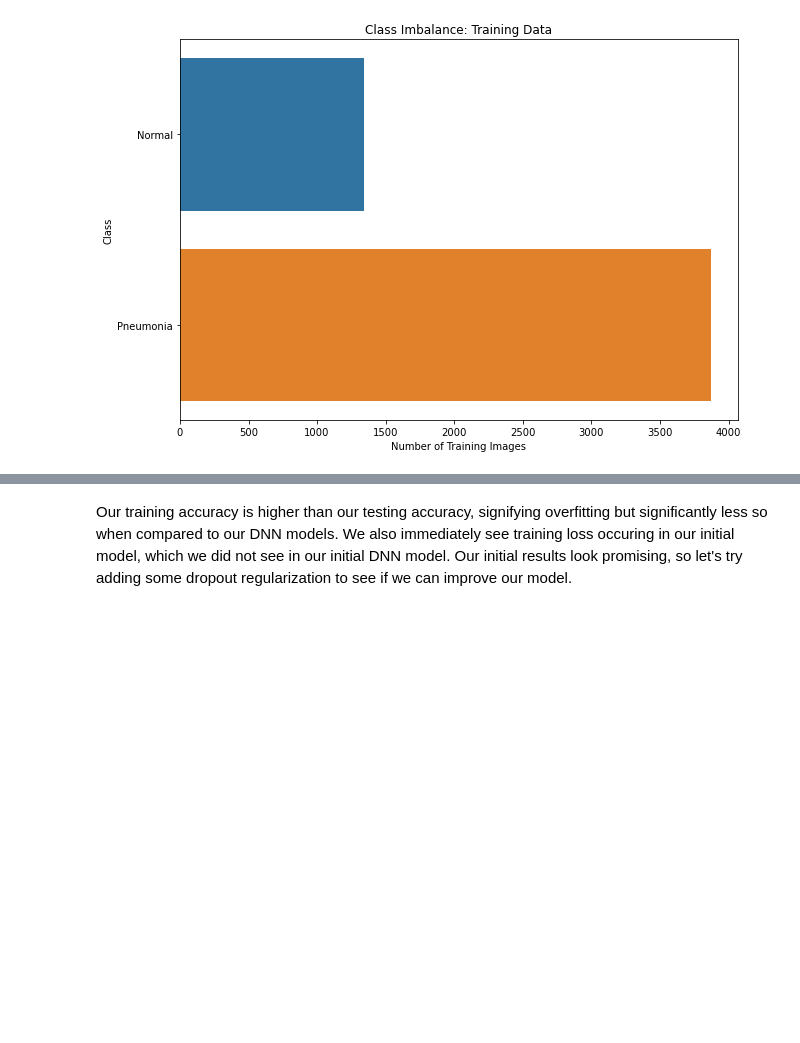
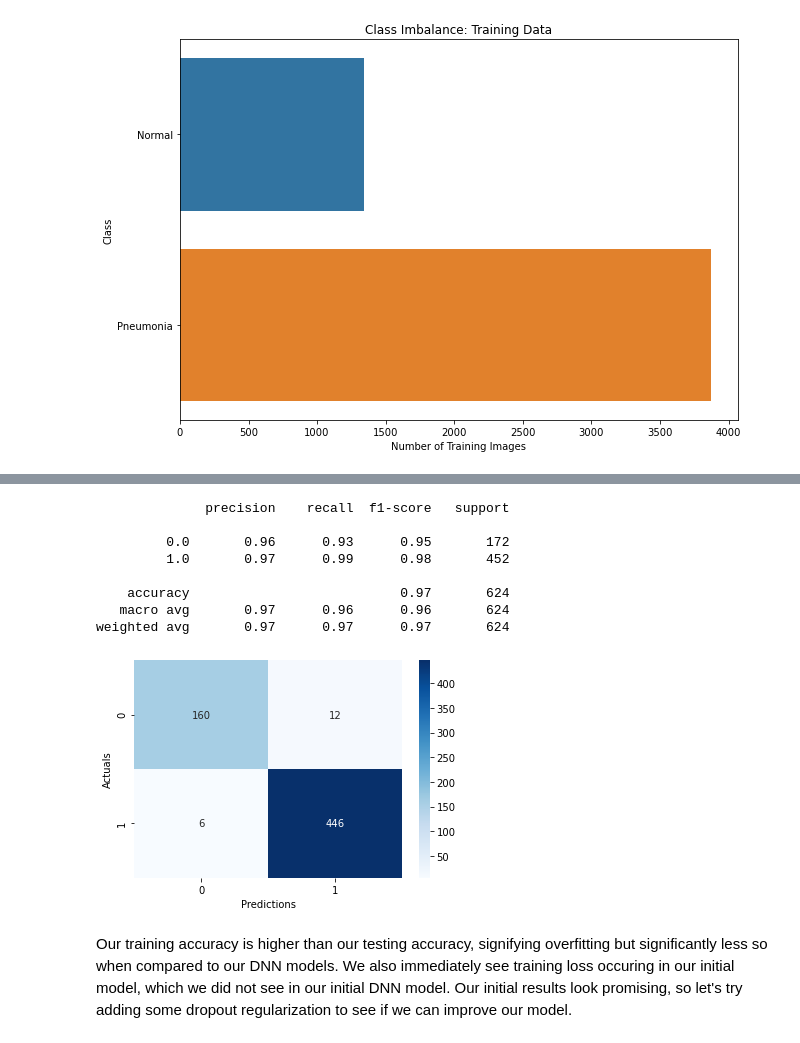
Before and after one commit to aharri123/Image-Classification, a Jupyter notebook: Image-Classification.ipynb, the cells around one changed output, grey strips where cells are left out. Saved outputs shown, nothing was run; the diff lists cells and outputs as text; code cells hidden in the pictures; blank space fills up the shorter version.

```diff
--- a/Image-Classification.ipynb
+++ b/Image-Classification.ipynb
@@ -726,2 +775,31 @@ visualize_training_results(history)
+# %%
+#We want to look at other metrics in addition to accuracy like recall
+#We also want to see our rates of false positives, false negatives, true positives, and true negatives
+#Let's create a function to print out a confusion matrix and a classification report
+
+def evaluation_metrics(results, y_test = y_test):
+    predictions = results.model.predict(X_test)
+    y_pred = (predictions > 0.5)
+
+    confuse_matrix = confusion_matrix(y_test, y_pred)
+    sns.heatmap(confuse_matrix, annot=True, cmap='Blues', fmt='0.5g')
+    plt.xlabel('Predictions');
+    plt.ylabel('Actuals');
+
+    cr = classification_report(y_test, y_pred)
+    print(cr)
+# %%
+#Display our classification report and confusion matrix
+evaluation_metrics(history)
+# %% [output]
+              precision    recall  f1-score   support
+
+         0.0       0.96      0.93      0.95       172
+         1.0       0.97      0.99      0.98       452
+
+    accuracy                           0.97       624
+   macro avg       0.97      0.96      0.96       624
+weighted avg       0.97      0.97      0.97       624
+[figure, added]
 # %% [markdown]
 Our training accuracy is higher than our testing accuracy, signifying overfitting but significantly less so when compared to our DNN models. We also immediately see training loss occuring in our initial model, which we did not see in our initial DNN model.  Our initial results look promising, so let's try adding some dropout regularization to see if we can improve our model.
```
Also changed, not shown: parts of 80 cells of this notebook.
